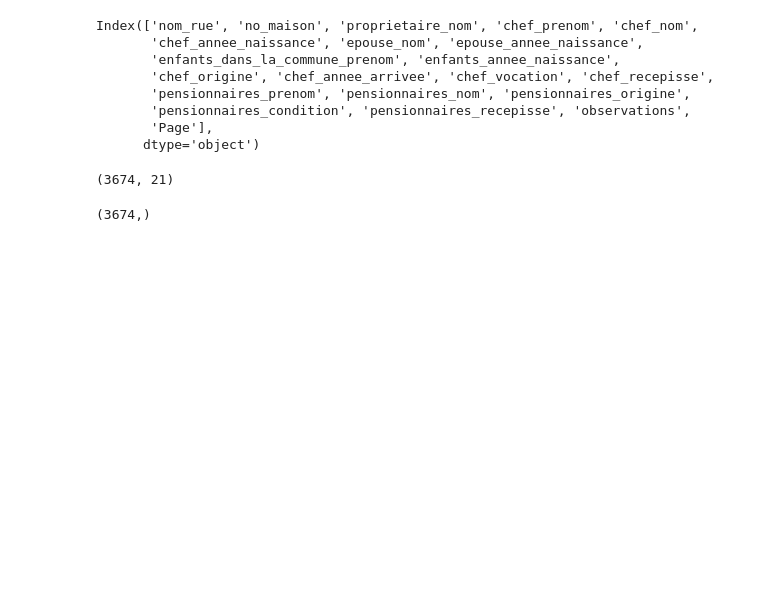
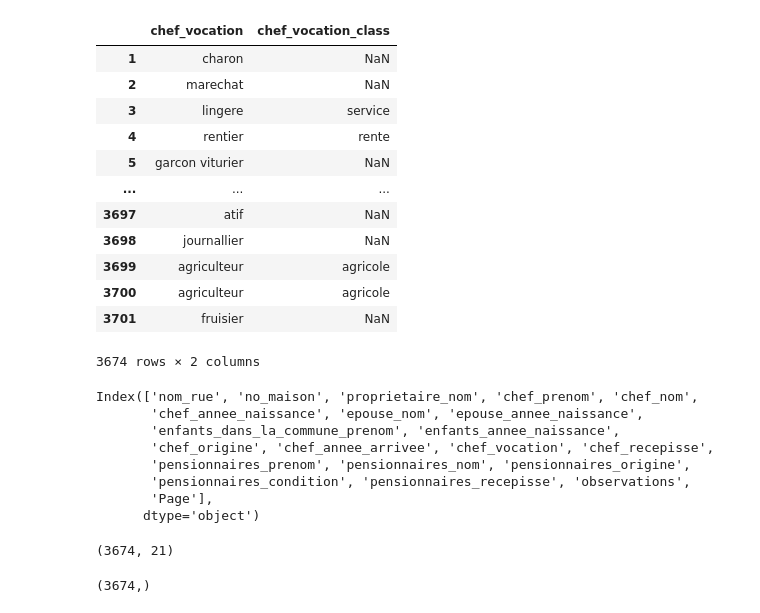
Before and after one commit to ozan-guven/HUM-450-Project, a Jupyter notebook: rec_1832.ipynb, the cells around one changed output. Saved outputs shown, nothing was run; the diff lists cells and outputs as text; code cells hidden in the pictures; blank space fills up the shorter version.

```diff
--- a/rec_1832.ipynb
+++ b/rec_1832.ipynb
@@ -8,0 +44,5 @@ df = pd.read_excel("1832.xlsx", index_col=0)
+# %%
+# Join df and jobs with chef_vocation in df and JOB in jobs
+df = df.join(jobs.set_index("JOB"), on="chef_vocation", how="left")
+# rename the CLASS column as chef_vocation_class
+df = df.rename(columns={"CLASS": "chef_vocation_class"})
@@ -9,3 +85,19 @@ df = pd.read_excel("1832.xlsx", index_col=0)
+# %%
+df[["chef_vocation", "chef_vocation_class"]]
+# %% [output]
+|  | chef_vocation | chef_vocation_class |
+| 1 | charon | NaN |
+| 2 | marechat | NaN |
+| 3 | lingere | service |
+| 4 | rentier | rente |
+| 5 | garcon viturier | NaN |
+| ... | ... | ... |
+| 3697 | atif | NaN |
+| 3698 | journallier | NaN |
+| 3699 | agriculteur | agricole |
+| 3700 | agriculteur | agricole |
+| 3701 | fruisier | NaN |
+3674 rows × 2 columns
 # %%
 df.columns
 # %% [output]
```
Also changed, not shown: parts of 6 cells of this notebook, 3 other files.
